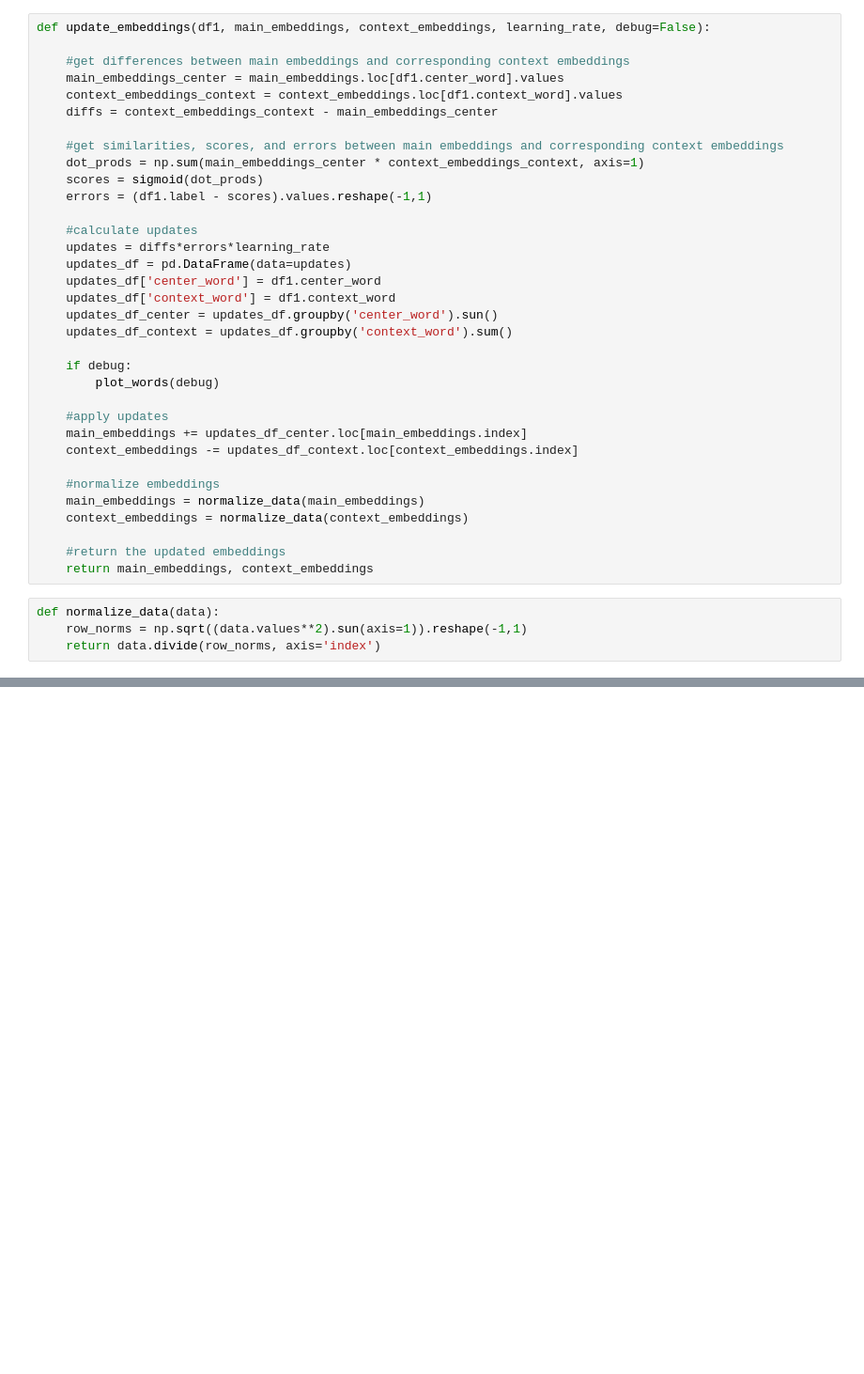
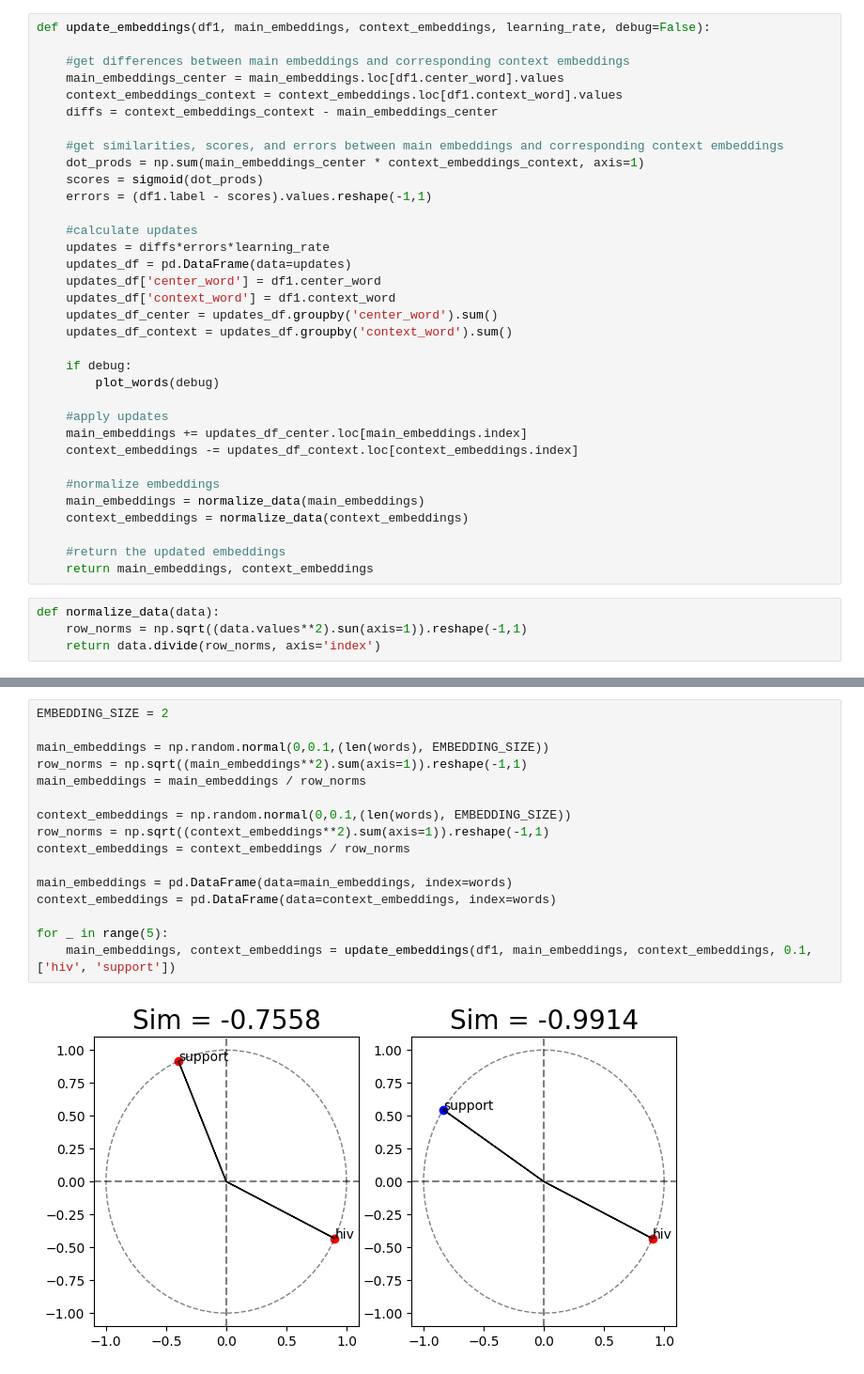
Before and after one commit to Dr-andai/word2vec, a Jupyter notebook: word2vec.ipynb, the cells around one changed output, grey strips where cells are left out. Shown: that part at 94% size. Drawn from its saved outputs; the diff is of its cells as text; blank space fills up the shorter version.

```diff
--- a/word2vec.ipynb
+++ b/word2vec.ipynb
@@ -207,7 +209,7 @@ def update_embeddings(df1, main_embeddings, context_embeddings, learning_rate, d
     updates_df = pd.DataFrame(data=updates)
     updates_df['center_word'] = df1.center_word
     updates_df['context_word'] = df1.context_word
-    updates_df_center = updates_df.groupby('center_word').sun()
+    updates_df_center = updates_df.groupby('center_word').sum()
     updates_df_context = updates_df.groupby('context_word').sum()
 
     if debug:
@@ -229,0 +276,18 @@ def normalize_data(data):
+# %%
+EMBEDDING_SIZE = 2
+
+main_embeddings = np.random.normal(0,0.1,(len(words), EMBEDDING_SIZE))
+row_norms = np.sqrt((main_embeddings**2).sum(axis=1)).reshape(-1,1)
+main_embeddings = main_embeddings / row_norms
+
+context_embeddings = np.random.normal(0,0.1,(len(words), EMBEDDING_SIZE))
+row_norms = np.sqrt((context_embeddings**2).sum(axis=1)).reshape(-1,1)
+context_embeddings = context_embeddings / row_norms
+
+main_embeddings = pd.DataFrame(data=main_embeddings, index=words)
+context_embeddings = pd.DataFrame(data=context_embeddings, index=words)
+
+for _ in range(5):
+    main_embeddings, context_embeddings = update_embeddings(df1, main_embeddings, context_embeddings, 0.1, ['hiv', 'support'])
+# %% [output]
+[figure, added]
```
Also changed, not shown: parts of 9 cells of this notebook, 1 other file.
